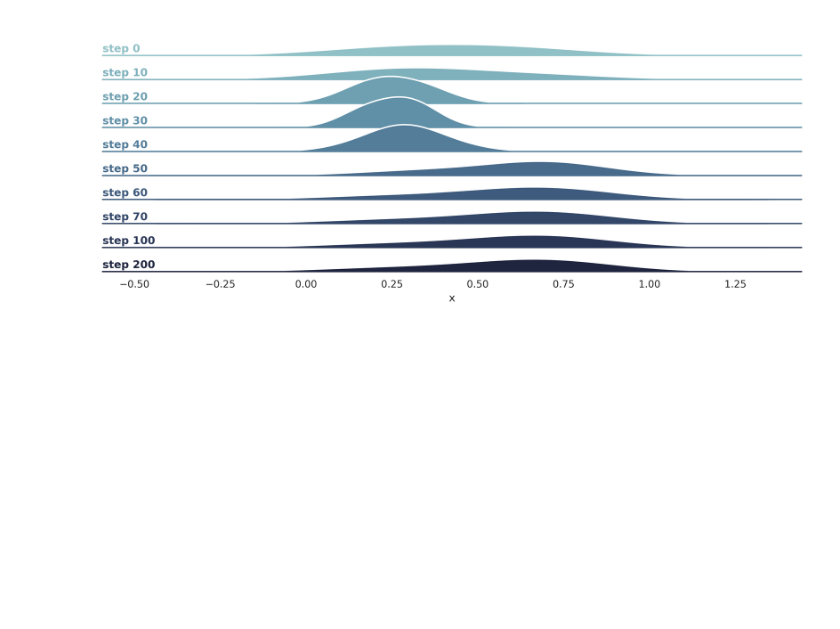
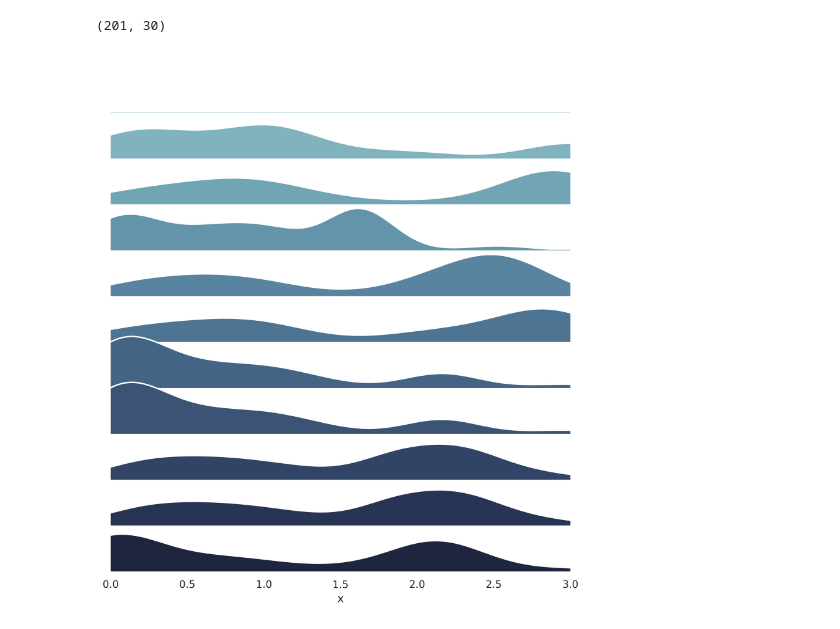
Before and after one commit to magnusdierking/mtp-thesis, a Jupyter notebook: experiments/online_dr_sim/plot_DR_distributions.ipynb, the cells around one changed output. Cells and saved outputs as stored; diff of their text form; code cells hidden in the pictures; blank space fills up the shorter version.

```diff
--- a/experiments/online_dr_sim/plot_DR_distributions.ipynb
+++ b/experiments/online_dr_sim/plot_DR_distributions.ipynb
@@ -60,49 +66,72 @@ data = extract_values(path, seeds, controllers)
+# %%
+import pickle
+pkl_path = path / f"seed_{seeds[0]}_anmtp_evolutionary_average.pkl"
+with open(pkl_path, "rb") as f:
+    logs = pickle.load(f)
+# %%
+dr_samples = []
+for step in logs:
+    dr = step["dr_samples"]
+    if dr is not None:
+        step_data = np.array([np.array(v) for k, v in dr.items()])
+        dr_samples.append(step_data)
+
+data = np.array(dr_samples)  # shape: (num_steps, 1,num_domains, dim)
+data = data[:, 0, :, 0]  # shape: (num_steps, num_domains, dim)
+print(data.shape)
+# %% [output]
+(201, 30)
 # %%
-X = data[42]["anmtp"]["dr_samples"]
-
+# steps = len(data[42]["anmtp_evolutionary_average"]["dr_samples"])
+# X = data[42]["anmtp"]["dr_samples"]
+X = data
+step_idx = [i * 20 for i in range(11)]  # Plot every 10 steps
 steps, samples = X.shape
-height=0.5
-aspect=14
-bw_adjust=1.8
-step_idx = [0, 10, 20, 30, 40, 50, 60, 70, 100, 200]
+height=0.8
+aspect=8
+bw_adjust=0.6
 
 
 if step_idx is None:
     step_idx = list(range(steps))
 # Build long DataFrame
 df = pd.DataFrame({
     "x": X[step_idx].ravel(),
     "step": np.repeat(step_idx, samples)
 })
 # Make string labels so FacetGrid preserves order nicely
-df["label"] = pd.Categorical([f"step {s}" for s in df["step"]],
-                                categories=[f"step {s}" for s in step_idx],
+df["label"] = pd.Categorical([f"{s}" for s in df["step"]],
+                                categories=[f"{s}" for s in step_idx],
                                 ordered=True)
 
 palette = sns.cubehelix_palette(len(step_idx), rot=-0.25, light=0.7)
 
 sns.set_theme(style="white", rc={"axes.facecolor": (0, 0, 0, 0)})
 g = sns.FacetGrid(df, row="label", hue="label", aspect=aspect/height, height=height, palette=palette)
 
 # Filled KDE and outline
-g.map(sns.kdeplot, "x", bw_adjust=bw_adjust, clip_on=False, fill=True, alpha=1, linewidth=1.25)
-g.map(sns.kdeplot, "x", bw_adjust=bw_adjust, clip_on=False, color="w", lw=1.6)
+g.map(sns.kdeplot, "x", bw_adjust=bw_adjust, clip_on=True, fill=True, alpha=1, linewidth=1.25)
+g.map(sns.kdeplot, "x", bw_adjust=bw_adjust, clip_on=True, color="w", lw=1.6)
 
 # Baseline per ridge
-g.refline(y=0, linewidth=1.5, linestyle="-", color=None, clip_on=False)
+g.refline(y=0, linewidth=1.0, linestyle="-", color=None, clip_on=True)
 
 # Inline ridge labels
 def _label(x, color, label, **kws):
     ax = plt.gca()
-    ax.text(0, 0.2, label, fontweight="bold", color=color,
-            ha="left", va="center", transform=ax.transAxes)
+    ax.set_xlim(0.0, 3.0)
+    # ax.text(0, 0.2, label, fontweight="bold", color=color,
+    #         ha="left", va="center", transform=ax.transAxes)
 
 g.map(_label, "x")
 
-g.figure.subplots_adjust(hspace=-0.25)
+g.figure.subplots_adjust(hspace=-0.15)
 g.set_titles("")
 g.set(yticks=[], ylabel="")
+# no x label
+g.set_xlabels(None)
+g.despine(left=True, bottom=True)
 g.despine(bottom=True, left=True)
 plt.show()
 # %% [output]
-[figure, old version]
+[figure, new version]
```
Also changed, not shown: parts of 2 cells of this notebook, 5 other files.
